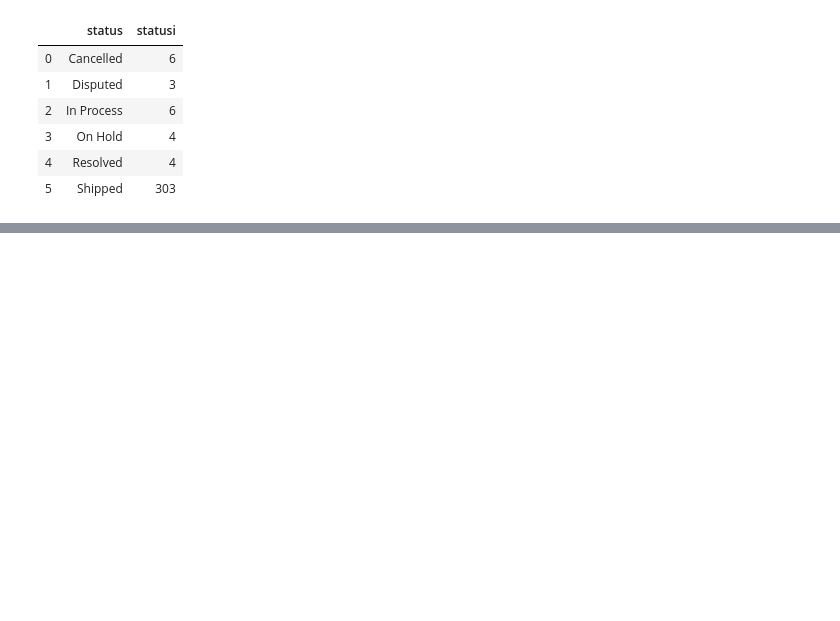
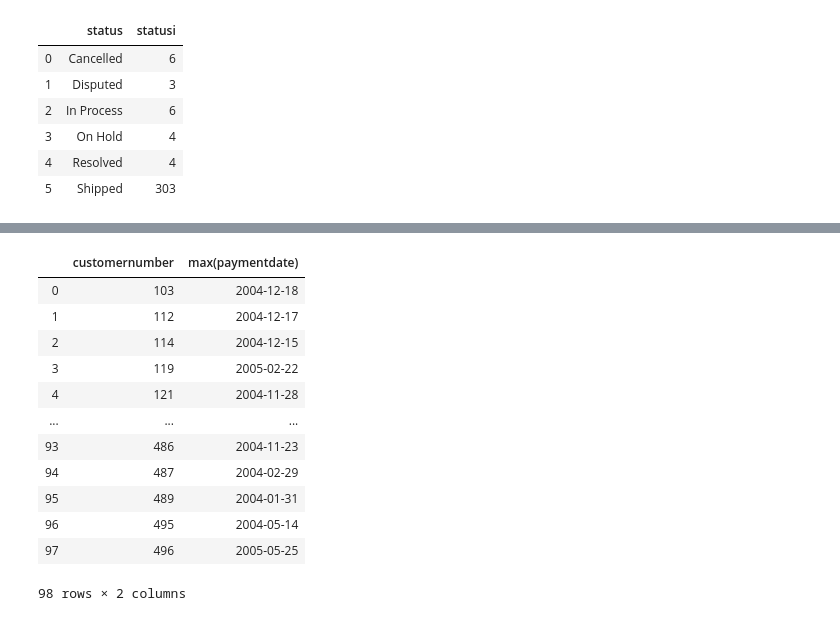
Before and after one commit to EduardsSevcenko/RCS_course, a Jupyter notebook: 3_sql_DBs/Prakse_1.ipynb, the cells around one changed output, grey strips where cells are left out. Saved outputs shown, nothing was run; the diff lists cells and outputs as text; code cells hidden in the pictures; blank space fills up the shorter version.

```diff
--- a/3_sql_DBs/Prakse_1.ipynb
+++ b/3_sql_DBs/Prakse_1.ipynb
@@ -116,3 +263,28 @@ sql.query("SELECT status, count(*) as statusi from orders group by status")
+# %%
+latest_set = """
+select
+    customernumber,
+    max(paymentdate)
+from
+    payments
+group by
+    customernumber
+"""
+sql.query(latest_set)
+# %% [output]
+|  | customernumber | max(paymentdate) |
+| 0 | 103 | 2004-12-18 |
+| 1 | 112 | 2004-12-17 |
+| 2 | 114 | 2004-12-15 |
+| 3 | 119 | 2005-02-22 |
+| 4 | 121 | 2004-11-28 |
+| ... | ... | ... |
+| 93 | 486 | 2004-11-23 |
+| 94 | 487 | 2004-02-29 |
+| 95 | 489 | 2004-01-31 |
+| 96 | 495 | 2004-05-14 |
+| 97 | 496 | 2005-05-25 |
+98 rows × 2 columns
 # %%
 # Uzdevums:
 # Uzrakstiet SQL vaicājumu, kurš katram customer id piekārto visnesenāko maksājumu
```
Also changed, not shown: parts of 11 cells of this notebook, 11 other files.
